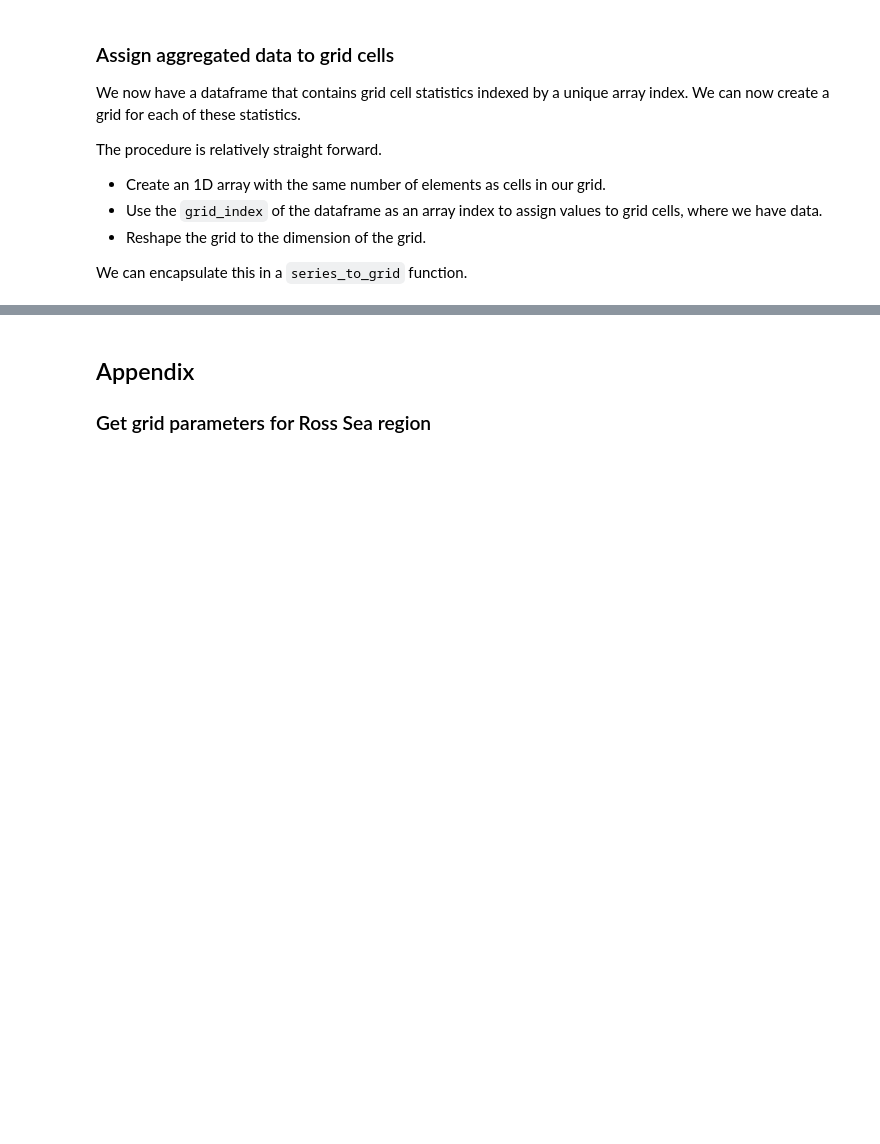
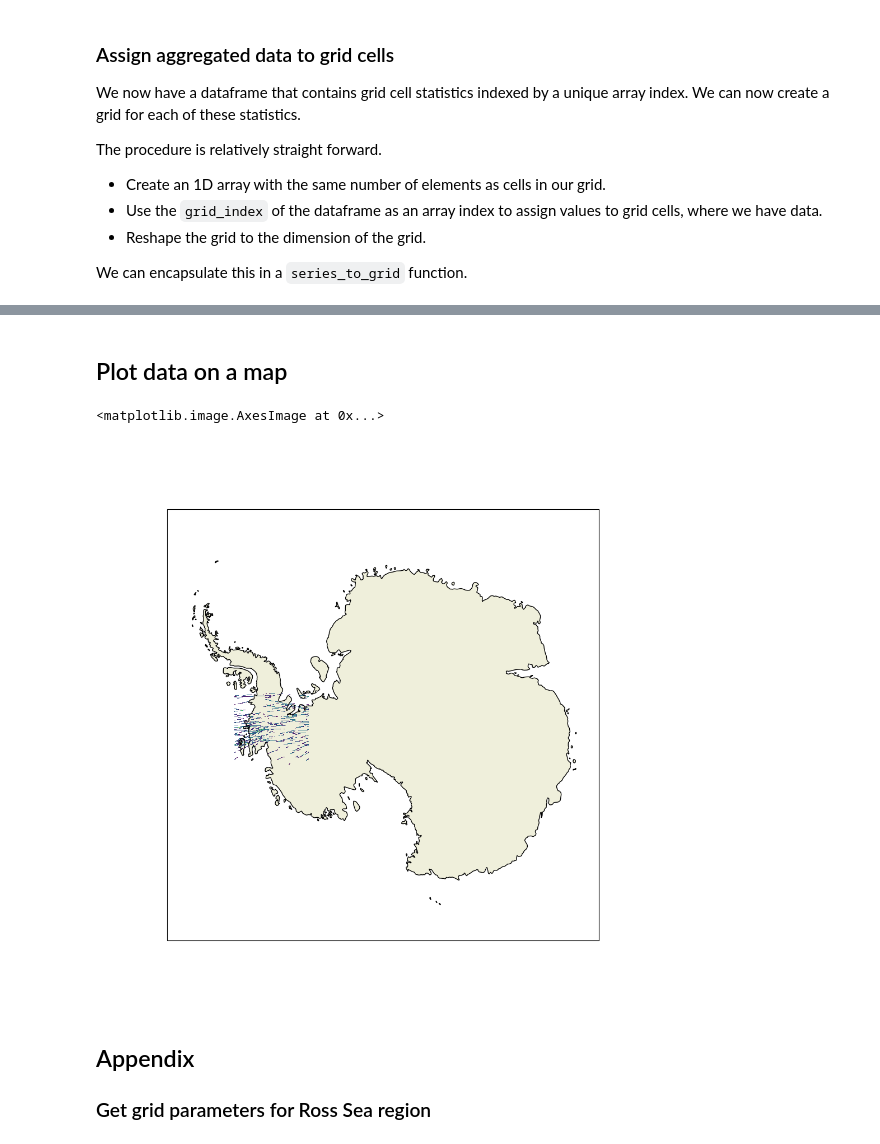
Before and after one commit to nsidc/NSIDC-Data-Tutorials, a Jupyter notebook: notebooks/ICESat-2_Cloud_Access/ATL10-h5coro.ipynb, the cells around one changed output, grey strips where cells are left out. Drawn from its saved outputs; the diff is of its cells as text; code cells hidden in the pictures; blank space fills up the shorter version.

```diff
--- a/notebooks/ICESat-2_Cloud_Access/ATL10-h5coro.ipynb
+++ b/notebooks/ICESat-2_Cloud_Access/ATL10-h5coro.ipynb
@@ -480,3 +483,24 @@ plt.show()
+# %% [markdown]
+## Plot data on a map
+# %%
+#proj = EASEGrid2South()
+plt.close("all")
+proj = ccrs.LambertAzimuthalEqualArea(central_latitude=-90)
+
+test_extent = [-3000000.0, 3000000.0, -3000000.0, 3000000.0]
+#np.array(map_extent)+np.array([-1e6,-1e6,1e6,1e6])
+
+fig = plt.figure(figsize=(10,10))
+ax = fig.add_subplot(111, projection=proj)
+ax.set_extent(test_extent, proj)
+ax.add_feature(cfeature.LAND)
+ax.coastlines()
+
+plt.imshow(grids['count_segments'], interpolation='none', extent=map_extent)
+#ax.set_extent(
+# %% [output]
+<matplotlib.image.AxesImage at 0x...>
+[figure, added]
 # %% [markdown]
 ## Appendix
 
```
Also changed, not shown: parts of 16 cells of this notebook.
